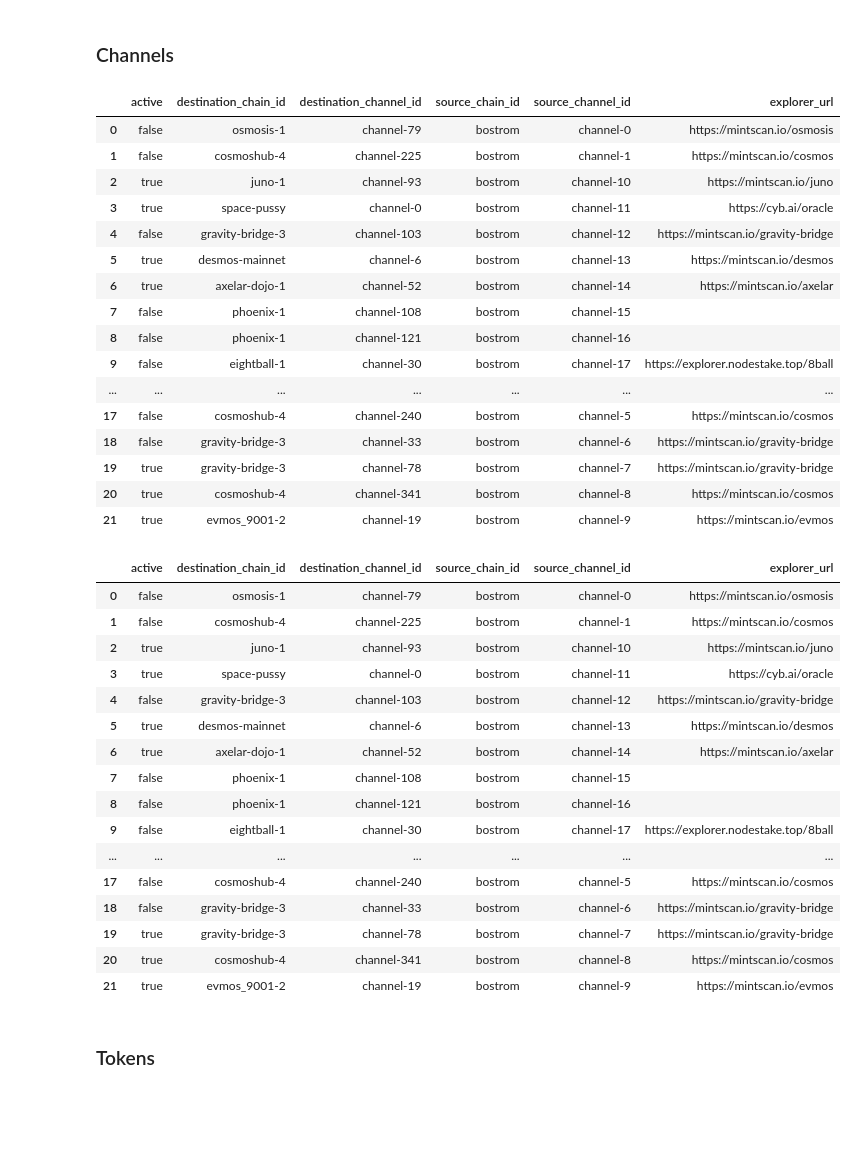
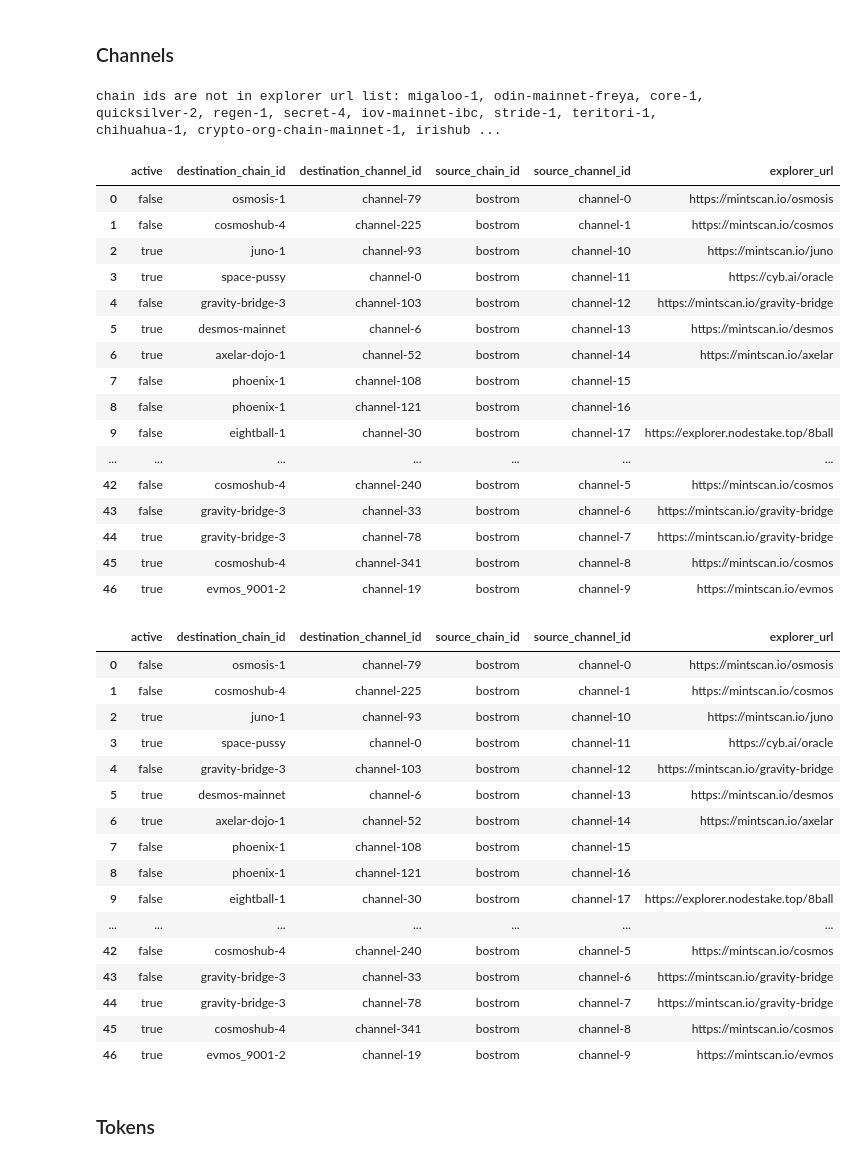
Before and after one commit to Snedashkovsky/cw-cyber-scripts, a Jupyter notebook: hub_generate_upload_data.ipynb, the cells around one changed output. Saved outputs shown, nothing was run; the diff lists cells and outputs as text; code cells hidden in the pictures; blank space fills up the shorter version.

```diff
--- a/hub_generate_upload_data.ipynb
+++ b/hub_generate_upload_data.ipynb
@@ -161,17 +161,27 @@ EXPLORER_URL = {
     'akashnet-2': 'https://mintscan.io/akash',
     'arkh': '',
     'axelar-dojo-1': 'https://mintscan.io/axelar',
+    'bitcanna-1': 'https://www.mintscan.io/bitcanna',
     'bostrom': 'https://cyb.ai/oracle',
     'cosmoshub-4': 'https://mintscan.io/cosmos',
+    'crescent-1': 'https://www.mintscan.io/crescent',
     'desmos-mainnet': 'https://mintscan.io/desmos',
     'eightball-1': 'https://explorer.nodestake.top/8ball',
     'evmos_9001-2': 'https://mintscan.io/evmos',
     'gravity-bridge-3': 'https://mintscan.io/gravity-bridge',
+    'injective-1': 'https://www.mintscan.io/injective',
     'juno-1': 'https://mintscan.io/juno',
+    'kava_2222-10': 'https://www.mintscan.io/kava',
+    'kichain-2': 'https://www.mintscan.io/ki-chain',
+    'kaiyo-1': 'https://www.mintscan.io/kujira',
+    'mars-1': 'https://www.mintscan.io/mars-protocol',
     'mantle-1': 'https://mintscan.io/asset-mantle',
     'osmosis-1': 'https://mintscan.io/osmosis',
     'phoenix-1': '',
+    'sommelier-3': 'https://www.mintscan.io/sommelier',
     'space-pussy': 'https://cyb.ai/oracle',
+    'stargaze-1': 'https://www.mintscan.io/stargaze',
+    'umee-1': 'https://www.mintscan.io/umee'
 }
 APPROVED_ACTIVE_CHANNELS = [
     'channel-10',
@@ -186,40 +196,44 @@ APPROVED_ACTIVE_CHANNELS = [
 # %%
 channels_raw_json = \
     get_json_from_bash_query(bash_command=f'cyber query ibc channel channels -o=json --node={NODE_RPC_URL}')['channels']
 channels_raw_json = [
     {
         'active': 'true' if channel_raw['channel_id'] not in BOSTROM_INACTIVE_CHANNELS else 'false',
         'destination_chain_id': get_json_from_bash_query(
             bash_command=f'cyber query ibc channel client-state transfer {channel_raw["channel_id"]} -o=json --node={NODE_RPC_URL}'
         )['client_state']['chain_id'],
         'destination_channel_id': channel_raw['counterparty']['channel_id'],
         'source_chain_id': 'bostrom',
         'source_channel_id': channel_raw['channel_id']
     }
     for channel_raw in channels_raw_json
 ]
-channels_raw_json = [dict(channel, **{'explorer_url': EXPLORER_URL[channel['destination_chain_id']]}) for channel in
-                 channels_raw_json]
+print(f"chain ids are not in explorer url list: {', '.join([channel['destination_chain_id'] for channel in channels_raw_json if channel['destination_chain_id'] not in EXPLORER_URL.keys()])}")
+channels_raw_json = [dict(channel,
+                          **{'explorer_url':
+                                 EXPLORER_URL[channel['destination_chain_id']] if channel['destination_chain_id'] in EXPLORER_URL.keys() else ''})
+                     for channel in channels_raw_json]
 channels_df = pd.DataFrame(channels_raw_json)
 channels_df
 # %% [output]
+chain ids are not in explorer url list: migaloo-1, odin-mainnet-freya, core-1, quicksilver-2, regen-1, secret-4, iov-mainnet-ibc, stride-1, teritori-1, chihuahua-1, crypto-org-chain-mainnet-1, irishub ...
 |  | active | destination_chain_id | destination_channel_id | source_chain_id | source_channel_id | explorer_url |
 | 0 | false | osmosis-1 | channel-79 | bostrom | channel-0 | https://mintscan.io/osmosis |
 | 1 | false | cosmoshub-4 | channel-225 | bostrom | channel-1 | https://mintscan.io/cosmos |
 | 2 | true | juno-1 | channel-93 | bostrom | channel-10 | https://mintscan.io/juno |
 | 3 | true | space-pussy | channel-0 | bostrom | channel-11 | https://cyb.ai/oracle |
 | 4 | false | gravity-bridge-3 | channel-103 | bostrom | channel-12 | https://mintscan.io/gravity-bridge |
 | 5 | true | desmos-mainnet | channel-6 | bostrom | channel-13 | https://mintscan.io/desmos |
 | 6 | true | axelar-dojo-1 | channel-52 | bostrom | channel-14 | https://mintscan.io/axelar |
 | 7 | false | phoenix-1 | channel-108 | bostrom | channel-15 |  |
 | 8 | false | phoenix-1 | channel-121 | bostrom | channel-16 |  |
 | 9 | false | eightball-1 | channel-30 | bostrom | channel-17 | https://explorer.nodestake.top/8ball |
 | ... | ... | ... | ... | ... | ... | ... |
-| 17 | false | cosmoshub-4 | channel-240 | bostrom | channel-5 | https://mintscan.io/cosmos |
-| 18 | false | gravity-bridge-3 | channel-33 | bostrom | channel-6 | https://mintscan.io/gravity-bridge |
-| 19 | true | gravity-bridge-3 | channel-78 | bostrom | channel-7 | https://mintscan.io/gravity-bridge |
-| 20 | true | cosmoshub-4 | channel-341 | bostrom | channel-8 | https://mintscan.io/cosmos |
-| 21 | true | evmos_9001-2 | channel-19 | bostrom | channel-9 | https://mintscan.io/evmos |
+| 42 | false | cosmoshub-4 | channel-240 | bostrom | channel-5 | https://mintscan.io/cosmos |
+| 43 | false | gravity-bridge-3 | channel-33 | bostrom | channel-6 | https://mintscan.io/gravity-bridge |
+| 44 | true | gravity-bridge-3 | channel-78 | bostrom | channel-7 | https://mintscan.io/gravity-bridge |
+| 45 | true | cosmoshub-4 | channel-341 | bostrom | channel-8 | https://mintscan.io/cosmos |
+| 46 | true | evmos_9001-2 | channel-19 | bostrom | channel-9 | https://mintscan.io/evmos |
 # %%
 channels_df[(channels_df.active=='false') | (channels_df.source_channel_id.isin(APPROVED_ACTIVE_CHANNELS))]
 # %% [output]
@@ -235,11 +249,11 @@ channels_df[(channels_df.active=='false') | (channels_df.source_channel_id.isin(
 | 8 | false | phoenix-1 | channel-121 | bostrom | channel-16 |  |
 | 9 | false | eightball-1 | channel-30 | bostrom | channel-17 | https://explorer.nodestake.top/8ball |
 | ... | ... | ... | ... | ... | ... | ... |
-| 17 | false | cosmoshub-4 | channel-240 | bostrom | channel-5 | https://mintscan.io/cosmos |
-| 18 | false | gravity-bridge-3 | channel-33 | bostrom | channel-6 | https://mintscan.io/gravity-bridge |
-| 19 | true | gravity-bridge-3 | channel-78 | bostrom | channel-7 | https://mintscan.io/gravity-bridge |
-| 20 | true | cosmoshub-4 | channel-341 | bostrom | channel-8 | https://mintscan.io/cosmos |
-| 21 | true | evmos_9001-2 | channel-19 | bostrom | channel-9 | https://mintscan.io/evmos |
+| 42 | false | cosmoshub-4 | channel-240 | bostrom | channel-5 | https://mintscan.io/cosmos |
+| 43 | false | gravity-bridge-3 | channel-33 | bostrom | channel-6 | https://mintscan.io/gravity-bridge |
+| 44 | true | gravity-bridge-3 | channel-78 | bostrom | channel-7 | https://mintscan.io/gravity-bridge |
+| 45 | true | cosmoshub-4 | channel-341 | bostrom | channel-8 | https://mintscan.io/cosmos |
+| 46 | true | evmos_9001-2 | channel-19 | bostrom | channel-9 | https://mintscan.io/evmos |
 # %%
 channels_json = channels_df[
     (channels_df.active=='false') | (channels_df.source_channel_id.isin(APPROVED_ACTIVE_CHANNELS))]\
```
Also changed, not shown: parts of 3 cells of this notebook, 4 other files.
